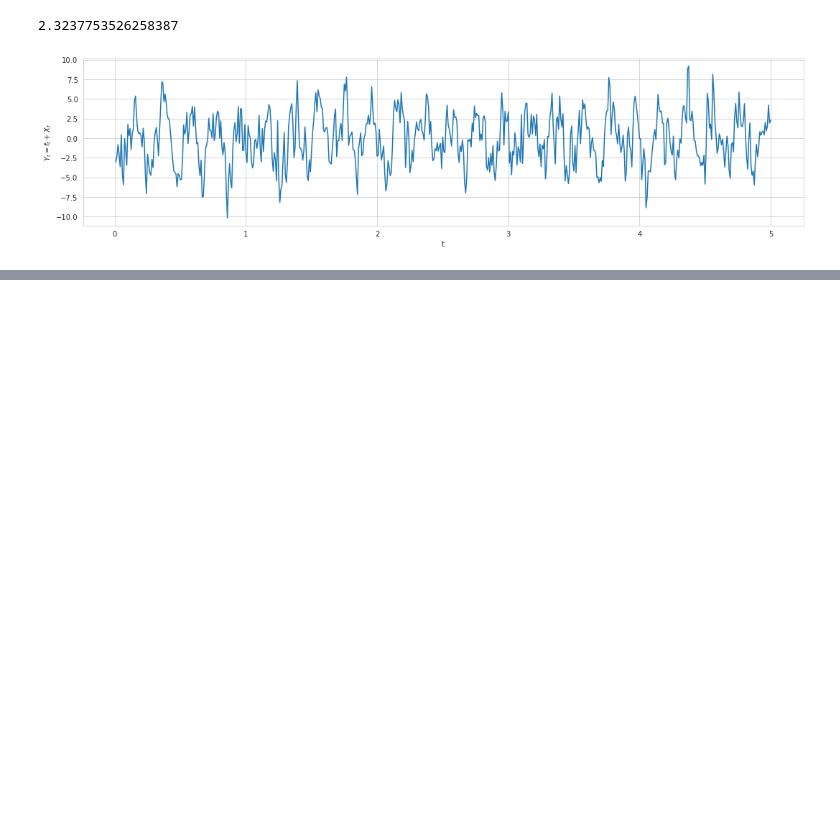
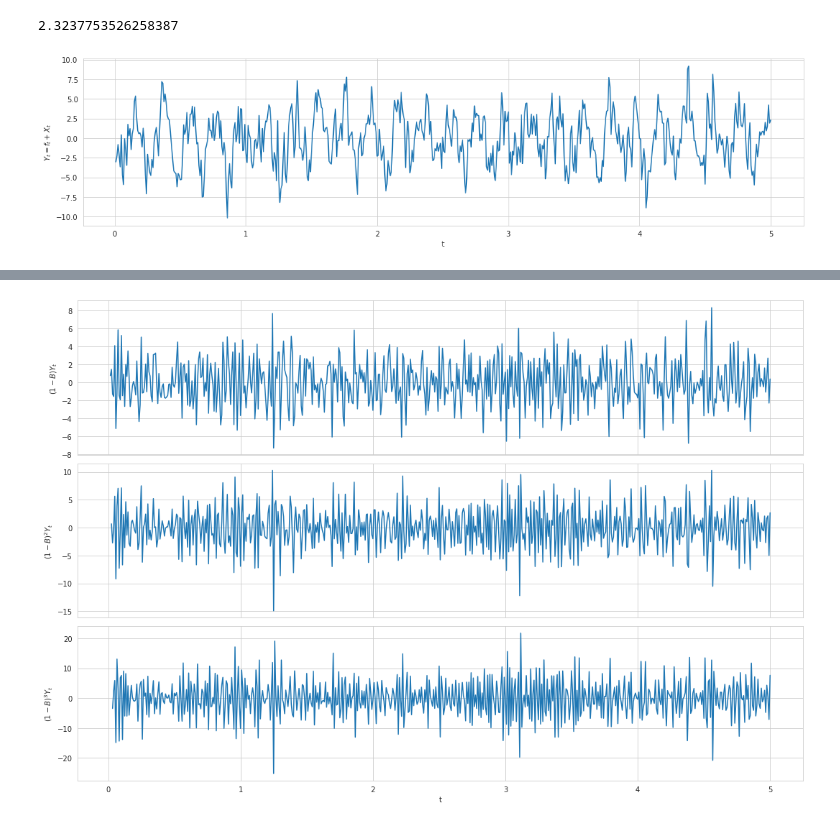
Before and after one commit to WHITSNAK/sta542-sp23, a Jupyter notebook: hw2/hw2.ipynb, the cells around one changed output, grey strips where cells are left out. Saved outputs shown, nothing was run; the diff lists cells and outputs as text; code cells hidden in the pictures; blank space fills up the shorter version.

```diff
--- a/hw2/hw2.ipynb
+++ b/hw2/hw2.ipynb
@@ -81,0 +88,15 @@ Warnings:
+# %%
+fig, ax = plt.subplots(nrows=3, ncols=1, figsize=(15, 10), sharex=True)
+ax[0].plot(ys - ys.shift(1))
+ax[1].plot(ys - 2*ys.shift(1) + ys.shift(2))
+ax[2].plot(ys - 3*ys.shift(1) + 3*ys.shift(2) - ys.shift(3))
+
+ax[0].set_ylabel('$(1-B) Y_t$')
+ax[1].set_ylabel('$(1-B)^2 Y_t$')
+ax[2].set_ylabel('$(1-B)^3 Y_t$')
+ax[2].set_xlabel('t')
+
+fig.tight_layout()
+fig.show()
+# %% [output]
+[figure, added]
```
Also changed, not shown: parts of 5 cells of this notebook, 1 other file.
